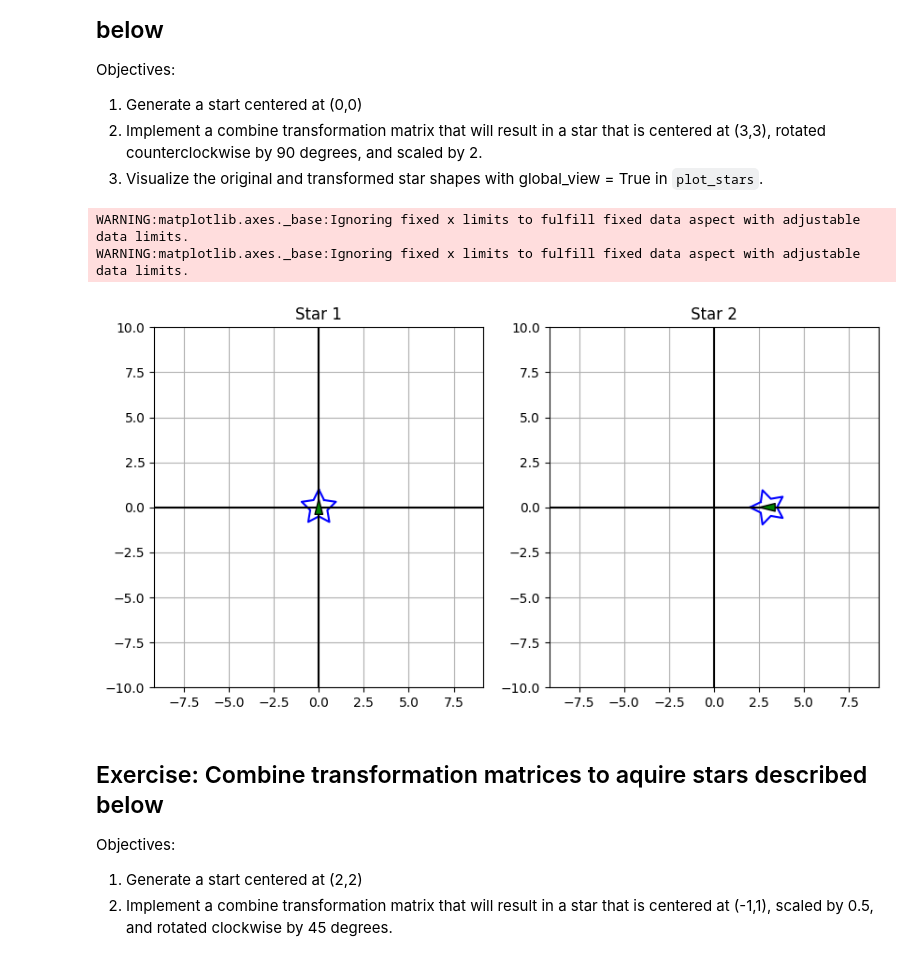
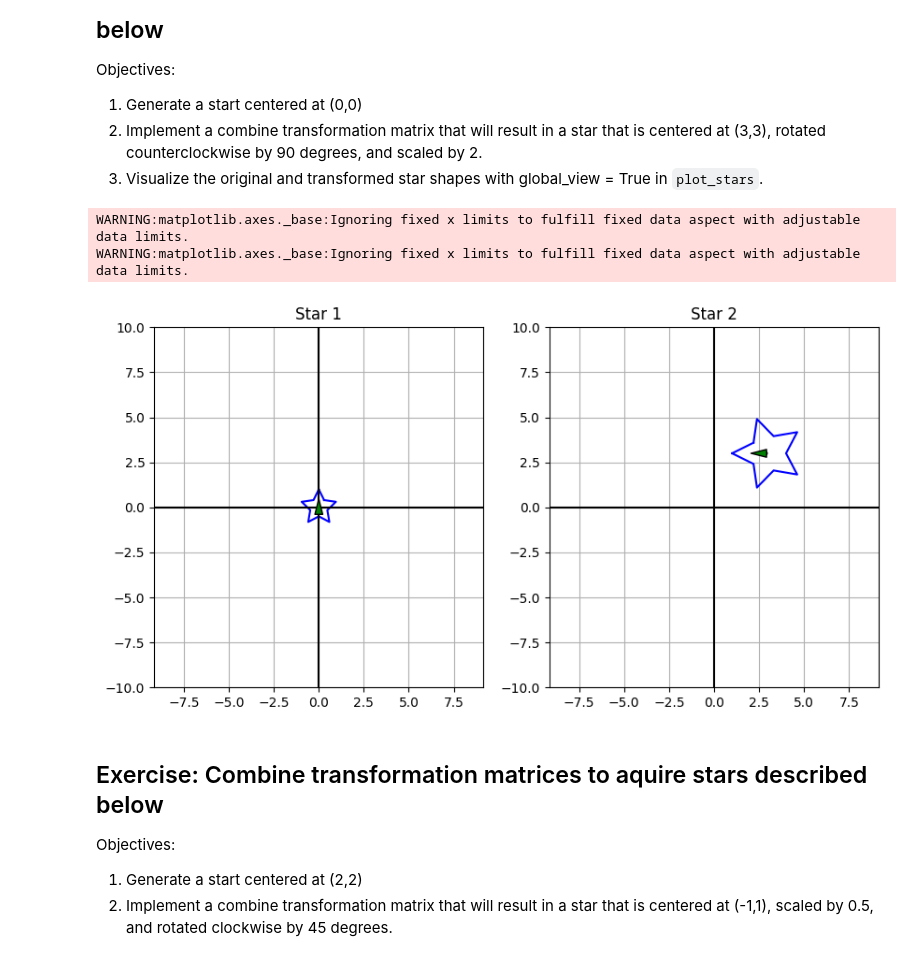
Before and after one commit to meholian/BME3053C-Fall-2025, a Jupyter notebook: lessons-solved/06_Matrix_Transformations_10_20_25.ipynb, the cells around one changed output. Cells and saved outputs as stored; diff of their text form; code cells hidden in the pictures.

```diff
--- a/lessons-solved/06_Matrix_Transformations_10_20_25.ipynb
+++ b/lessons-solved/06_Matrix_Transformations_10_20_25.ipynb
@@ -465,14 +465,15 @@ Objectives:
 # %%
 #Complete the exercise below
 star = generate_star(homogeneous=True)
 rotation = rotate(90)
-translation = translate(3,0)
-transformed_star = (translation @ rotation @ star.T).T
+translation = translate(3,3)
+scaling = scale(2,2)
+transformed_star = (translation @ scaling @ rotation @ star.T).T
 plot_stars([star, transformed_star], global_view = True)
 # %% [output]
 WARNING:matplotlib.axes._base:Ignoring fixed x limits to fulfill fixed data aspect with adjustable data limits.
 WARNING:matplotlib.axes._base:Ignoring fixed x limits to fulfill fixed data aspect with adjustable data limits.
-[figure, old version]
+[figure, new version]
 # %% [markdown]
 ## Exercise: Combine transformation matrices to aquire stars described below
 Objectives:
```
Also changed, not shown: parts of 1 cell of this notebook.
